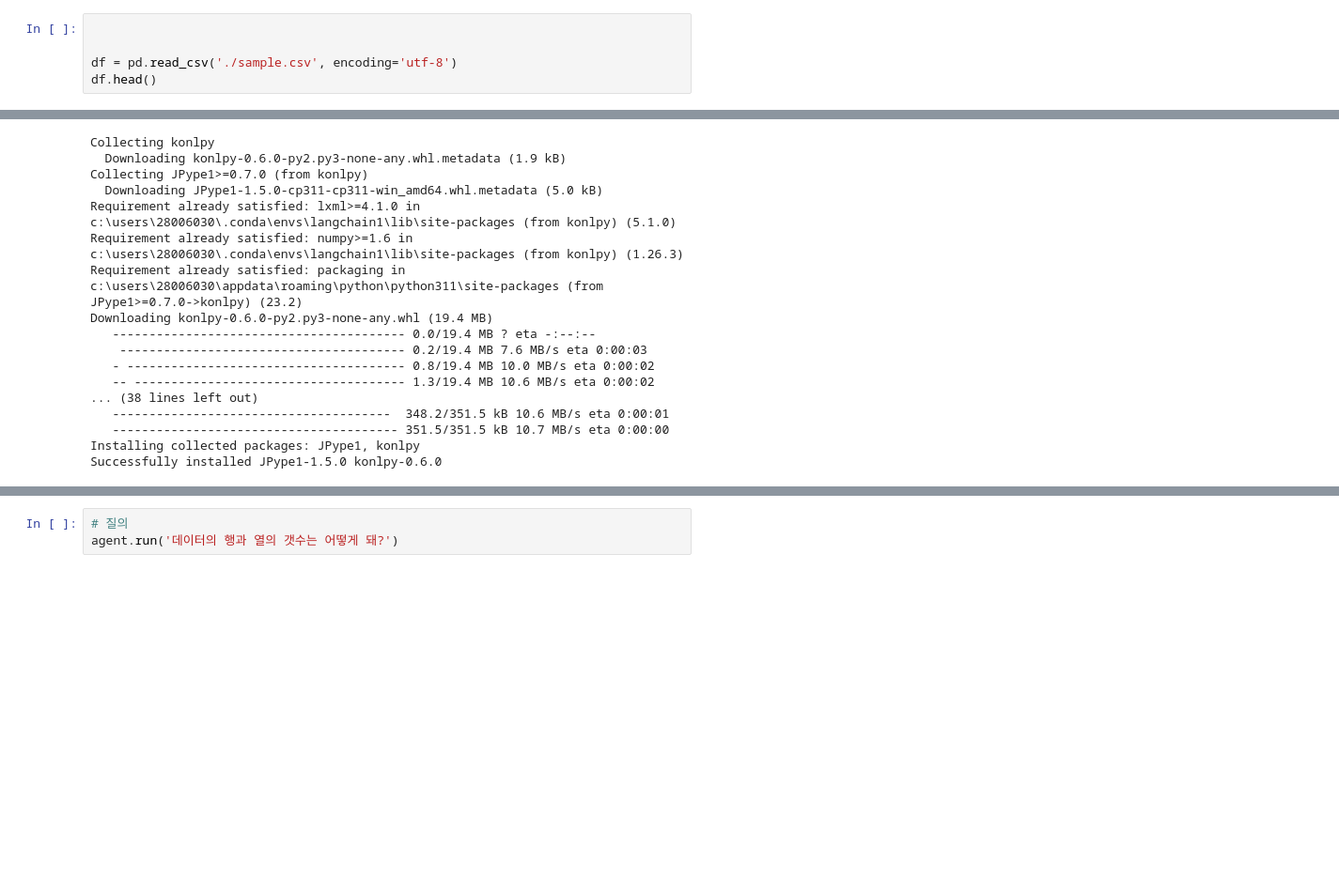
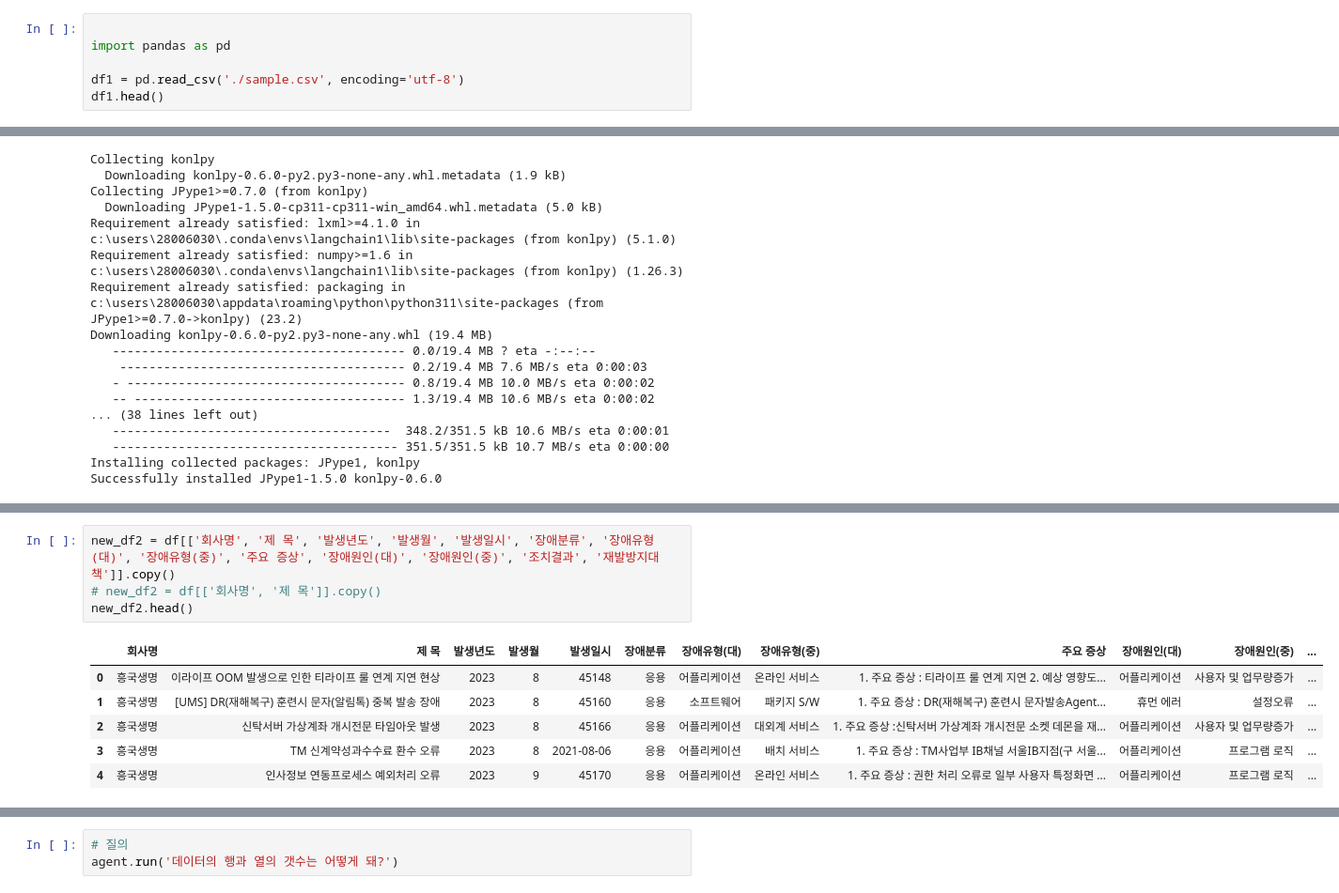
Before and after one commit to tsis-mobile-technology/langchain, a Jupyter notebook: langchain_tut_04.ipynb, the cells around one changed output, grey strips where cells are left out. Shown: that part at 94% size. Cells and saved outputs as stored; diff of their text form; blank space fills up the shorter version.

```diff
--- a/langchain_tut_04.ipynb
+++ b/langchain_tut_04.ipynb
@@ -41,9 +41,10 @@ df.head()
 | 4 | 5 | 0 | 3 | Allen, Mr. William Henry | male | 35.0 | 0 | 0 | 373450 | 8.0500 | ... |
 # %%
 
+import pandas as pd
 
-df = pd.read_csv('./sample.csv', encoding='utf-8')
-df.head()
+df1 = pd.read_csv('./sample.csv', encoding='utf-8')
+df1.head()
 # %% [output]
 |  | 장애분류(카테고리) | 실적귀속부서 | 발생년도 | 발생월 | 발생일시 | 기간 | 본부주간보고용 | 사업부기준 | 본부주간보고용.1 | 구분 | ... |
 | 0 | 장애 | 1.생보서비스팀 | 2023 | 8 | 45148 | 2023년 하반기 | 미대상 | 미대상 | NaN | 3 | ... |
@@ -262,0 +364,11 @@ llm.invoke("농담해줘")
+# %%
+new_df2 = df[['회사명', '제 목', '발생년도', '발생월', '발생일시', '장애분류', '장애유형(대)', '장애유형(중)', '주요 증상', '장애원인(대)', '장애원인(중)', '조치결과', '재발방지대책']].copy()
+# new_df2 = df[['회사명', '제 목']].copy()
+new_df2.head()
+# %% [output]
+|  | 회사명 | 제 목 | 발생년도 | 발생월 | 발생일시 | 장애분류 | 장애유형(대) | 장애유형(중) | 주요 증상 | 장애원인(대) | 장애원인(중) | ... |
+| 0 | 흥국생명 | 이라이프 OOM 발생으로 인한 티라이프 룰 연계 지연 현상 | 2023 | 8 | 45148 | 응용 | 어플리케이션 | 온라인 서비스 | 1. 주요 증상 : 티라이프 룰 연계 지연 2. 예상 영향도... | 어플리케이션 | 사용자 및 업무량증가 | ... |
+| 1 | 흥국생명 | [UMS] DR(재해복구) 훈련시 문자(알림톡) 중복 발송 장애 | 2023 | 8 | 45160 | 응용 | 소프트웨어 | 패키지 S/W | 1. 주요 증상 : DR(재해복구) 훈련시 문자발송Agent... | 휴먼 에러 | 설정오류 | ... |
+| 2 | 흥국생명 | 신탁서버 가상계좌 개시전문 타임아웃 발생 | 2023 | 8 | 45166 | 응용 | 어플리케이션 | 대외계 서비스 | 1. 주요 증상 :신탁서버 가상계좌 개시전문 소켓 데몬을 재... | 어플리케이션 | 사용자 및 업무량증가 | ... |
+| 3 | 흥국생명 | TM 신계약성과수수료 환수 오류 | 2023 | 8 | 2021-08-06 | 응용 | 어플리케이션 | 배치 서비스 | 1. 주요 증상 : TM사업부 IB채널 서울IB지점(구 서울... | 어플리케이션 | 프로그램 로직 | ... |
+| 4 | 흥국생명 | 인사정보 연동프로세스 예외처리 오류 | 2023 | 9 | 45170 | 응용 | 어플리케이션 | 온라인 서비스 | 1. 주요 증상 : 권한 처리 오류로 일부 사용자 특정화면 ... | 어플리케이션 | 프로그램 로직 | ... |
```
Also changed, not shown: parts of 16 cells of this notebook, 1 other file.
